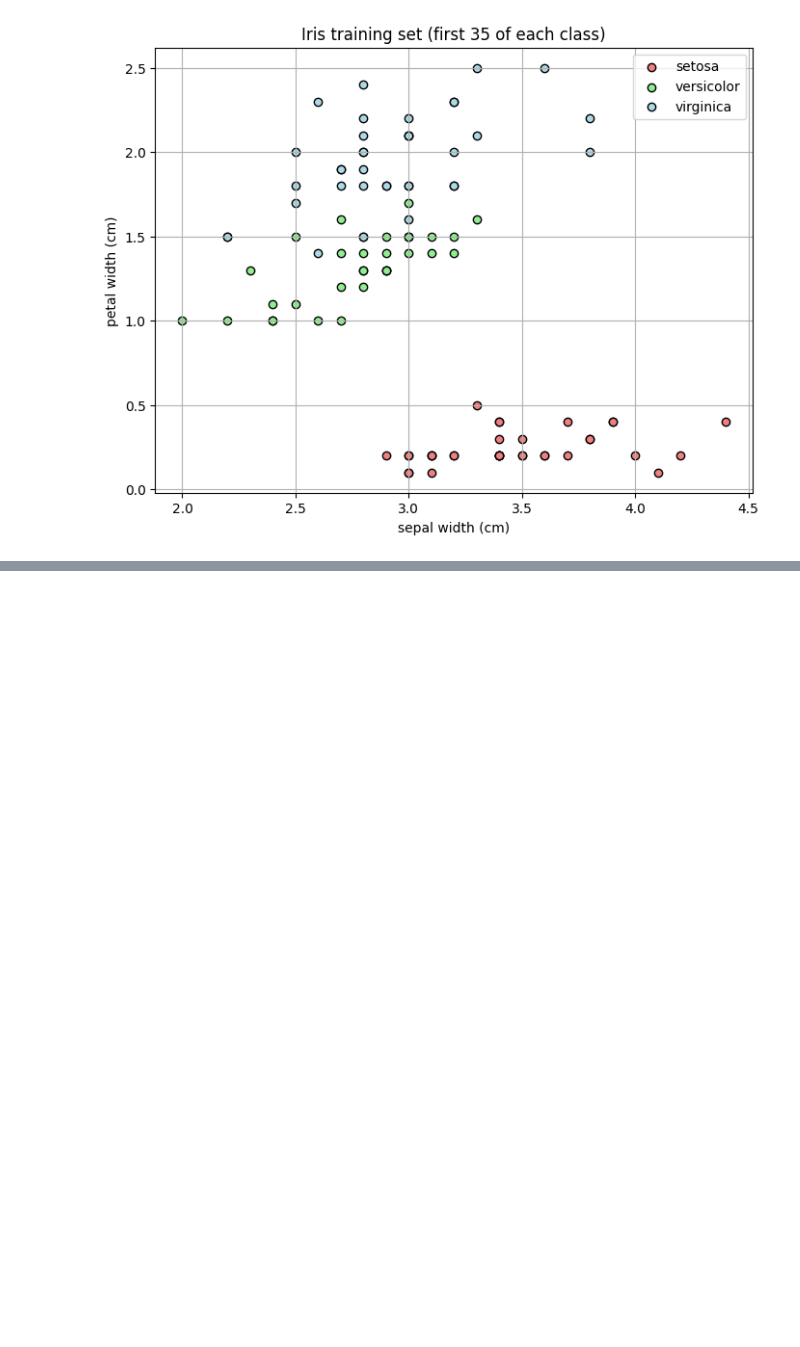
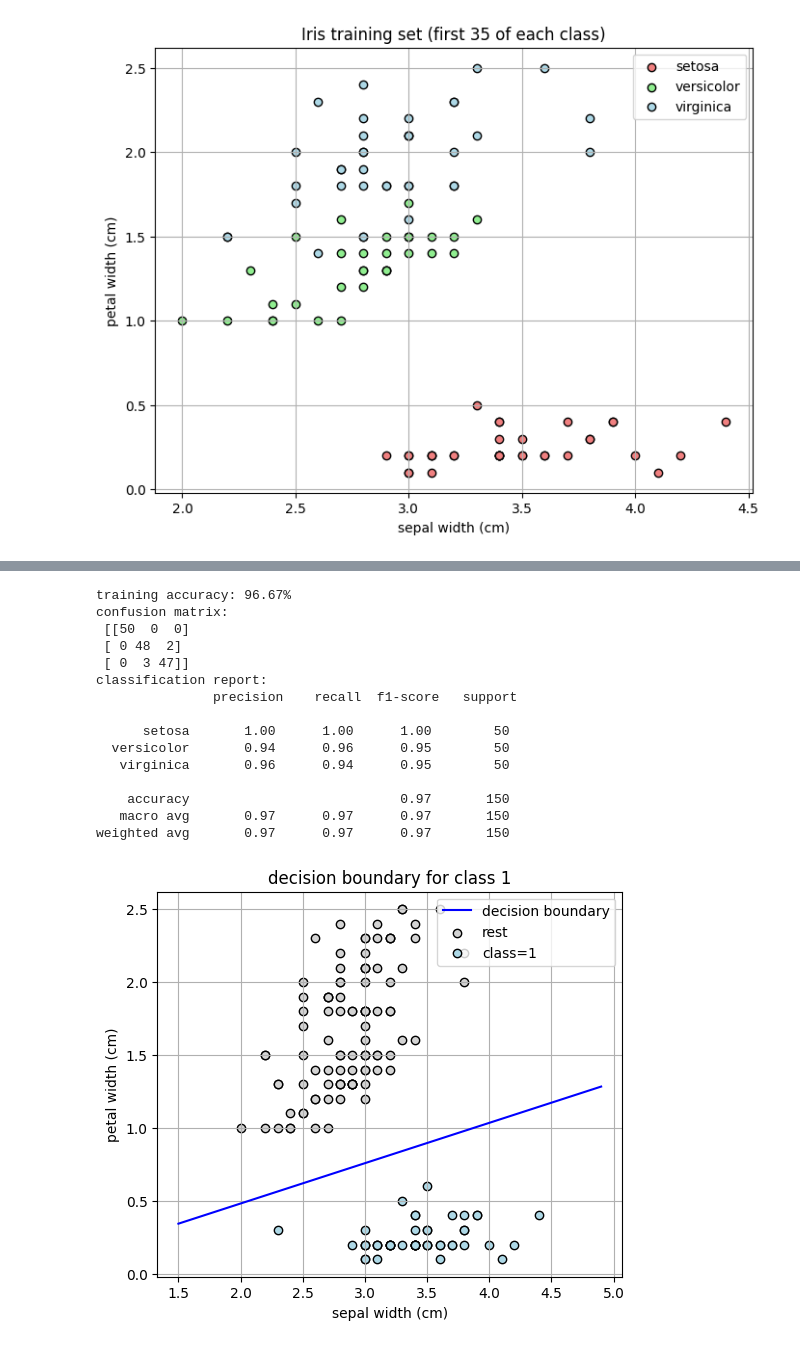
Before and after one commit to EB-WildEye/Machine-Learning-2025-, a Jupyter notebook: ex-2-logistic-regrresion-and-regularization/part_5.ipynb, the cells around one changed output, grey strips where cells are left out. Saved outputs shown, nothing was run; the diff lists cells and outputs as text; code cells hidden in the pictures; blank space fills up the shorter version.

```diff
--- a/ex-2-logistic-regrresion-and-regularization/part_5.ipynb
+++ b/ex-2-logistic-regrresion-and-regularization/part_5.ipynb
@@ -240,0 +144,26 @@ ValueError: could not broadcast input array from shape (105,1) into shape (105,)
+# %%
+# ~ C ~ #
+results = fit_iris_models(X, y, degree_for_versicolor=4, lambda_=0.0, alpha=0.1, num_iters=1000)
+
+print(f"training accuracy: {results['accuracy']:.2f}%")
+print("confusion matrix:\n", results['cm'])
+print("classification report:\n", results['report'])
+
+plot_iris_decision_boundaries(results, X, y, degree_for_versicolor=4)
+# %% [output]
+training accuracy: 96.67%
+confusion matrix:
+ [[50  0  0]
+ [ 0 48  2]
+ [ 0  3 47]]
+classification report:
+               precision    recall  f1-score   support
+
+      setosa       1.00      1.00      1.00        50
+  versicolor       0.94      0.96      0.95        50
+   virginica       0.96      0.94      0.95        50
+
+    accuracy                           0.97       150
+   macro avg       0.97      0.97      0.97       150
+weighted avg       0.97      0.97      0.97       150
+[figure, added]
```
Also changed, not shown: parts of 11 cells of this notebook, 6 other files.
